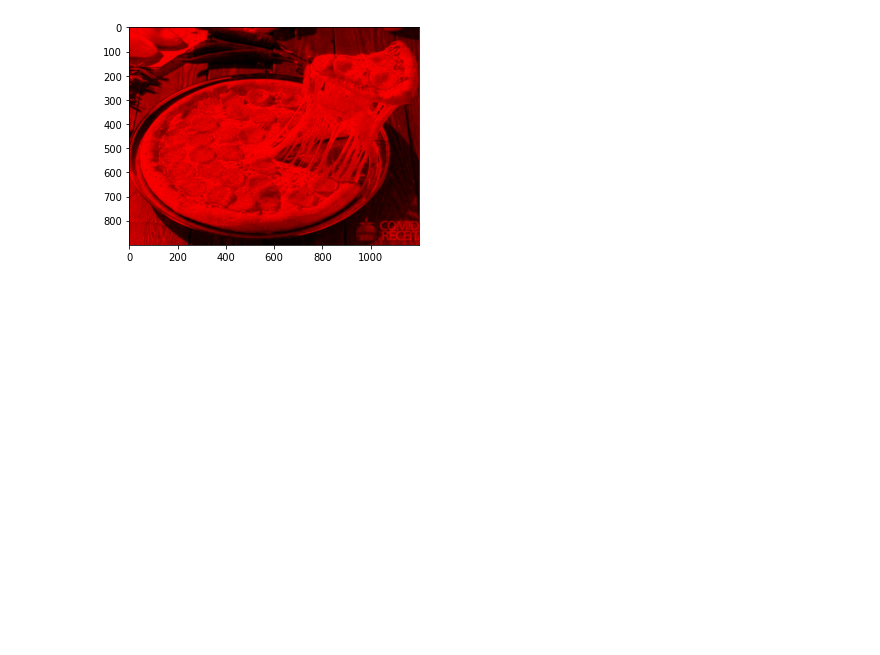
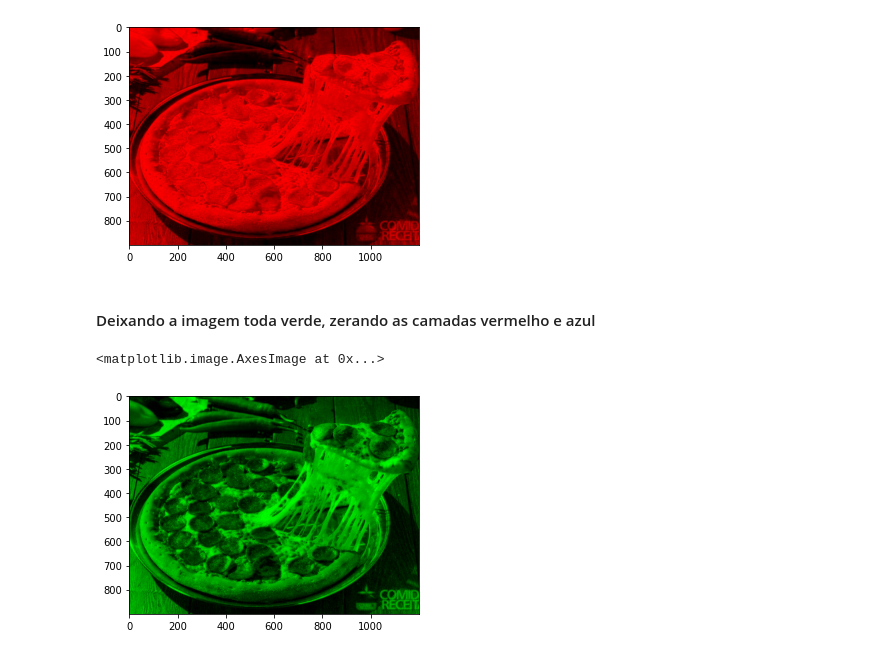
Before and after one commit to GodKelvin/PDI_Comparacao_Img_Histograma, a Jupyter notebook: pdi_tarefa_1.ipynb, the cells around one changed output. Drawn from its saved outputs; the diff is of its cells as text; code cells hidden in the pictures; blank space fills up the shorter version.

```diff
--- a/pdi_tarefa_1.ipynb
+++ b/pdi_tarefa_1.ipynb
@@ -29,3 +29,13 @@ plt.imshow(r)
 # %% [output]
 <matplotlib.image.AxesImage at 0x...>
 [figure]
+# %% [markdown]
+#### Deixando a imagem toda verde, zerando as camadas vermelho e azul
+# %%
+r = image.copy()
+r[:,:,0] = 0
+r[:,:,2] = 0
+plt.imshow(r)
+# %% [output]
+<matplotlib.image.AxesImage at 0x...>
+[figure, added]
```
Also changed, not shown: parts of 10 cells of this notebook.
